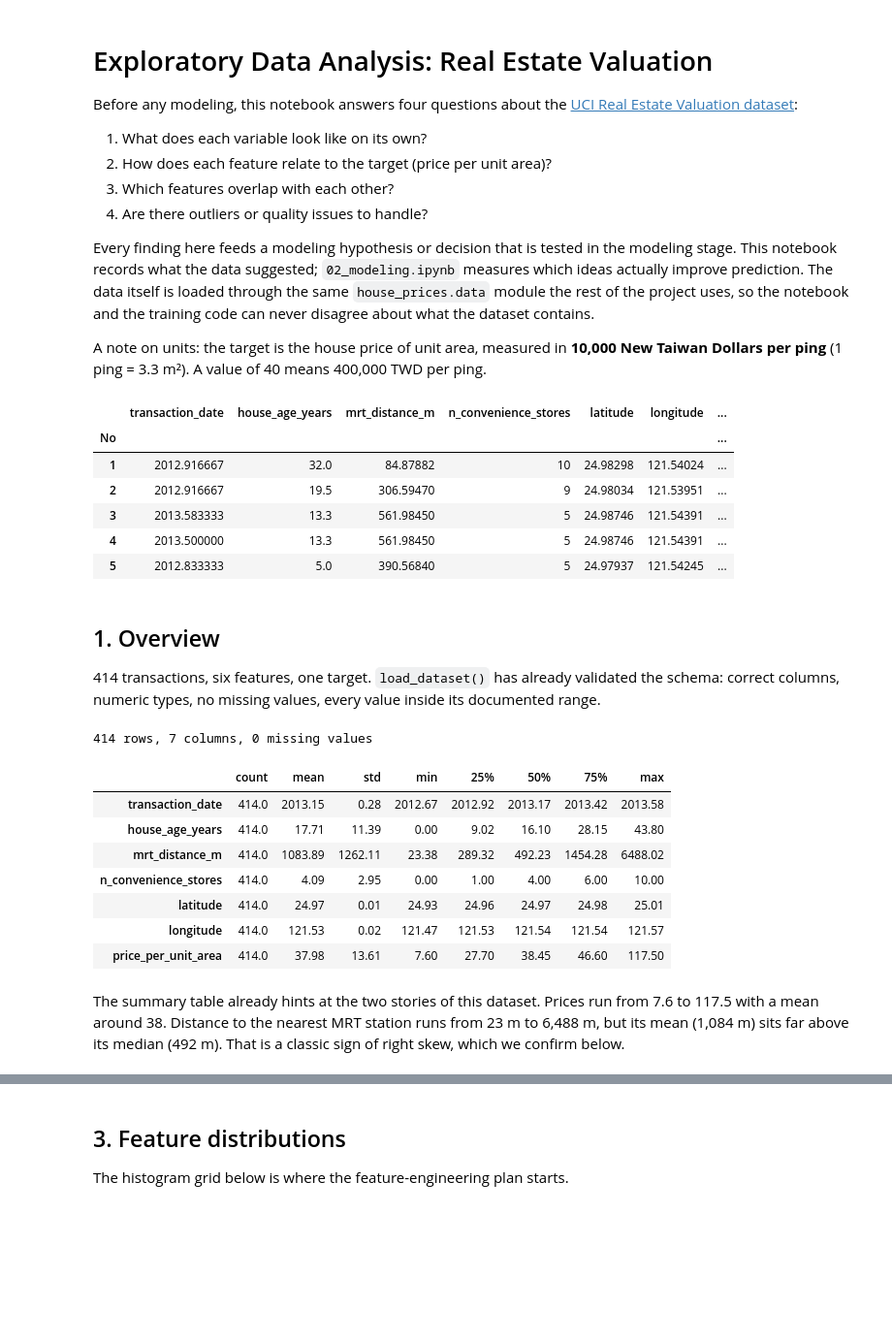
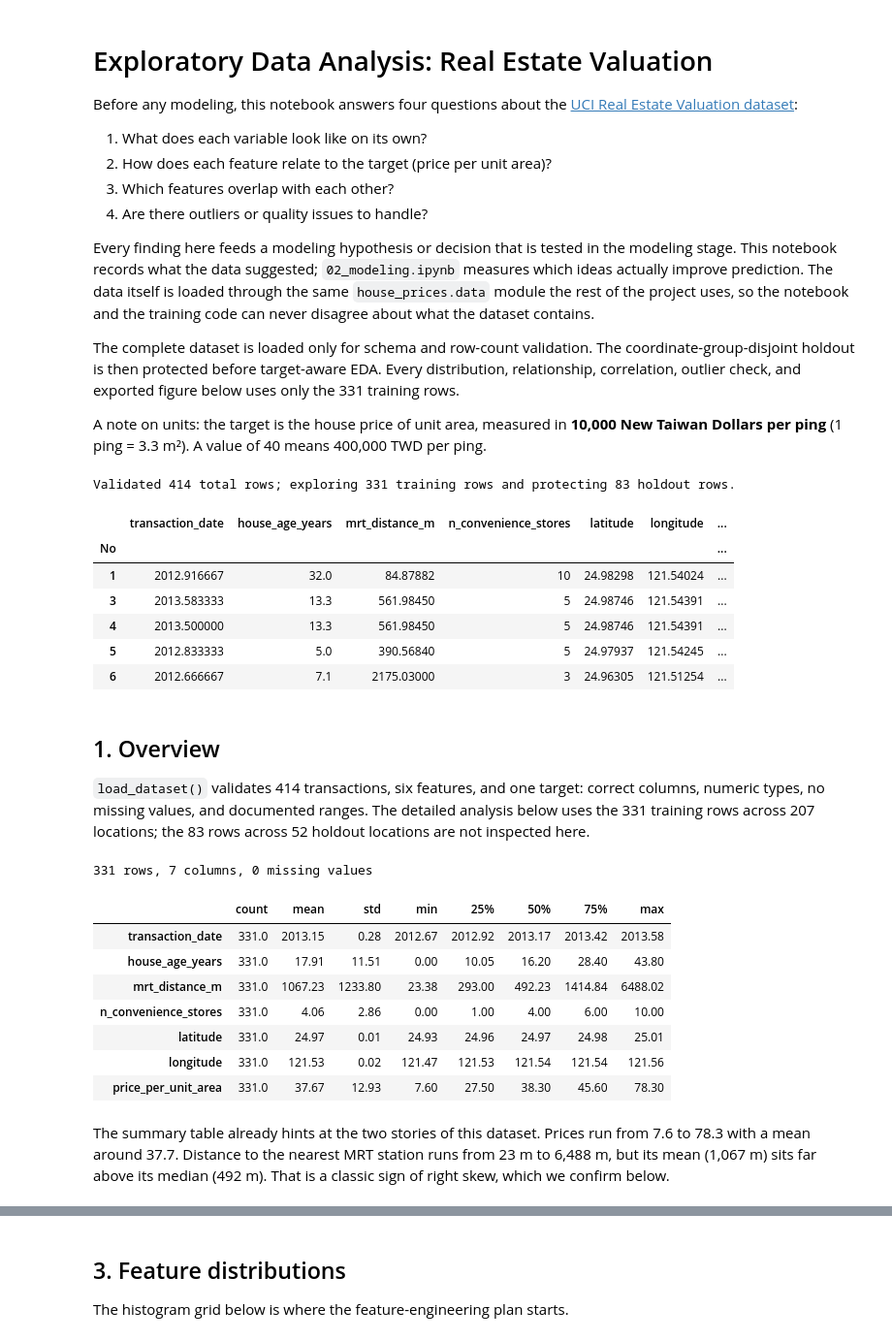
Before and after one commit to glympero/house-price-predictor, a Jupyter notebook: notebooks/01_eda.ipynb, the cells around one changed output, grey strips where cells are left out. Shown at 97% size. Saved outputs shown, nothing was run; the diff lists cells and outputs as text; code cells hidden in the pictures; blank space fills up the shorter version.

```diff
--- a/notebooks/01_eda.ipynb
+++ b/notebooks/01_eda.ipynb
@@ -16,61 +16,76 @@ itself is loaded through the same `house_prices.data` module the rest of the
 project uses, so the notebook and the training code can never disagree about
 what the dataset contains.
 
+The complete dataset is loaded only for schema and row-count validation. The
+coordinate-group-disjoint holdout is then protected before target-aware EDA.
+Every distribution, relationship, correlation, outlier check, and exported
+figure below uses only the 331 training rows.
+
 A note on units: the target is the house price of unit area, measured in
 **10,000 New Taiwan Dollars per ping** (1 ping = 3.3 m²). A value of 40 means
 400,000 TWD per ping.
 # %%
 import matplotlib.pyplot as plt
 import numpy as np
 import seaborn as sns
 
 from house_prices import config
 from house_prices.data import load_dataset
+from house_prices.train import split_data
 
 sns.set_theme(style="whitegrid", context="notebook")
 
 FIGURES_DIR = config.REPORTS_DIR
 FIGURES_DIR.mkdir(parents=True, exist_ok=True)
 
 
 def save_fig(fig, name):
     """Export a chart so the README and the presentation can reuse it."""
     fig.savefig(FIGURES_DIR / f"{name}.png", dpi=150, bbox_inches="tight")
 
 
-df = load_dataset()
+full_df = load_dataset()
+X_train, X_holdout, y_train, _ = split_data(full_df)
+df = X_train.copy()
+df[config.TARGET_COLUMN] = y_train
+print(
+    f"Validated {len(full_df)} total rows; exploring {len(df)} training rows and "
+    f"protecting {len(X_holdout)} holdout rows."
+)
 df.head()
 # %% [output]
+Validated 414 total rows; exploring 331 training rows and protecting 83 holdout rows.
 |  | transaction_date | house_age_years | mrt_distance_m | n_convenience_stores | latitude | longitude | ... |
 | No |  |  |  |  |  |  | ... |
 | 1 | 2012.916667 | 32.0 | 84.87882 | 10 | 24.98298 | 121.54024 | ... |
-| 2 | 2012.916667 | 19.5 | 306.59470 | 9 | 24.98034 | 121.53951 | ... |
 | 3 | 2013.583333 | 13.3 | 561.98450 | 5 | 24.98746 | 121.54391 | ... |
 | 4 | 2013.500000 | 13.3 | 561.98450 | 5 | 24.98746 | 121.54391 | ... |
 | 5 | 2012.833333 | 5.0 | 390.56840 | 5 | 24.97937 | 121.54245 | ... |
+| 6 | 2012.666667 | 7.1 | 2175.03000 | 3 | 24.96305 | 121.51254 | ... |
 # %% [markdown]
 ## 1. Overview
 
-414 transactions, six features, one target. `load_dataset()` has already
-validated the schema: correct columns, numeric types, no missing values,
-every value inside its documented range.
+`load_dataset()` validates 414 transactions, six features, and one target:
+correct columns, numeric types, no missing values, and documented ranges.
+The detailed analysis below uses the 331 training rows across 207 locations;
+the 83 rows across 52 holdout locations are not inspected here.
 # %%
 print(f"{df.shape[0]} rows, {df.shape[1]} columns, {int(df.isna().sum().sum())} missing values")
 df.describe().T.round(2)
 # %% [output]
-414 rows, 7 columns, 0 missing values
+331 rows, 7 columns, 0 missing values
 |  | count | mean | std | min | 25% | 50% | 75% | max |
-| transaction_date | 414.0 | 2013.15 | 0.28 | 2012.67 | 2012.92 | 2013.17 | 2013.42 | 2013.58 |
-| house_age_years | 414.0 | 17.71 | 11.39 | 0.00 | 9.02 | 16.10 | 28.15 | 43.80 |
-| mrt_distance_m | 414.0 | 1083.89 | 1262.11 | 23.38 | 289.32 | 492.23 | 1454.28 | 6488.02 |
-| n_convenience_stores | 414.0 | 4.09 | 2.95 | 0.00 | 1.00 | 4.00 | 6.00 | 10.00 |
-| latitude | 414.0 | 24.97 | 0.01 | 24.93 | 24.96 | 24.97 | 24.98 | 25.01 |
-| longitude | 414.0 | 121.53 | 0.02 | 121.47 | 121.53 | 121.54 | 121.54 | 121.57 |
-| price_per_unit_area | 414.0 | 37.98 | 13.61 | 7.60 | 27.70 | 38.45 | 46.60 | 117.50 |
+| transaction_date | 331.0 | 2013.15 | 0.28 | 2012.67 | 2012.92 | 2013.17 | 2013.42 | 2013.58 |
+| house_age_years | 331.0 | 17.91 | 11.51 | 0.00 | 10.05 | 16.20 | 28.40 | 43.80 |
+| mrt_distance_m | 331.0 | 1067.23 | 1233.80 | 23.38 | 293.00 | 492.23 | 1414.84 | 6488.02 |
+| n_convenience_stores | 331.0 | 4.06 | 2.86 | 0.00 | 1.00 | 4.00 | 6.00 | 10.00 |
+| latitude | 331.0 | 24.97 | 0.01 | 24.93 | 24.96 | 24.97 | 24.98 | 25.01 |
+| longitude | 331.0 | 121.53 | 0.02 | 121.47 | 121.53 | 121.54 | 121.54 | 121.56 |
+| price_per_unit_area | 331.0 | 37.67 | 12.93 | 7.60 | 27.50 | 38.30 | 45.60 | 78.30 |
 # %% [markdown]
 The summary table already hints at the two stories of this dataset. Prices
-run from 7.6 to 117.5 with a mean around 38. Distance to the nearest MRT
-station runs from 23 m to 6,488 m, but its mean (1,084 m) sits far above its
+run from 7.6 to 78.3 with a mean around 37.7. Distance to the nearest MRT
+station runs from 23 m to 6,488 m, but its mean (1,067 m) sits far above its
 median (492 m). That is a classic sign of right skew, which we confirm below.
 # %% [markdown]
 ## 2. The target
```
Also changed, not shown: parts of 13 cells of this notebook, 39 other files.
